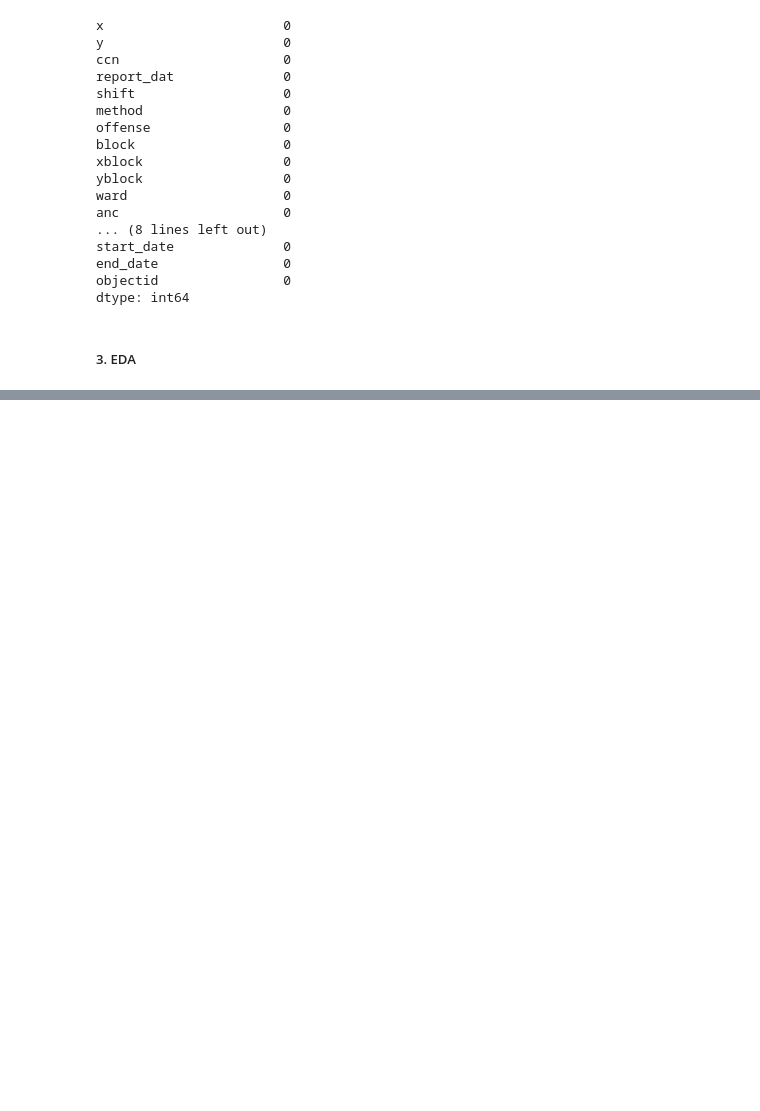
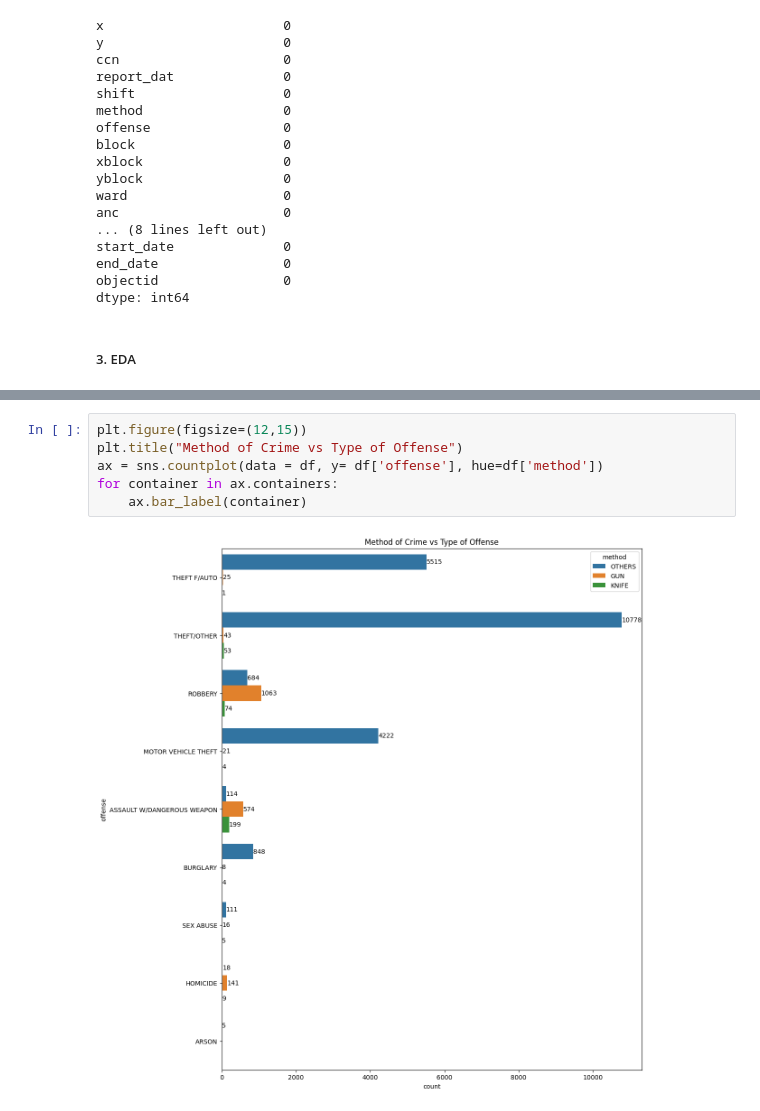
Before and after one commit to sam47-asfaw/dc-crime, a Jupyter notebook: notebook/eda.ipynb, the cells around one changed output, grey strips where cells are left out. Cells and saved outputs as stored; diff of their text form; blank space fills up the shorter version.

```diff
--- a/notebook/eda.ipynb
+++ b/notebook/eda.ipynb
@@ -292,0 +312,8 @@ for container in ax.containers:
+# %%
+plt.figure(figsize=(12,15))
+plt.title("Method of Crime vs Type of Offense")
+ax = sns.countplot(data = df, y= df['offense'], hue=df['method'])
+for container in ax.containers:
+    ax.bar_label(container)
+# %% [output]
+[figure, added]
```
Also changed, not shown: parts of 22 cells of this notebook.
